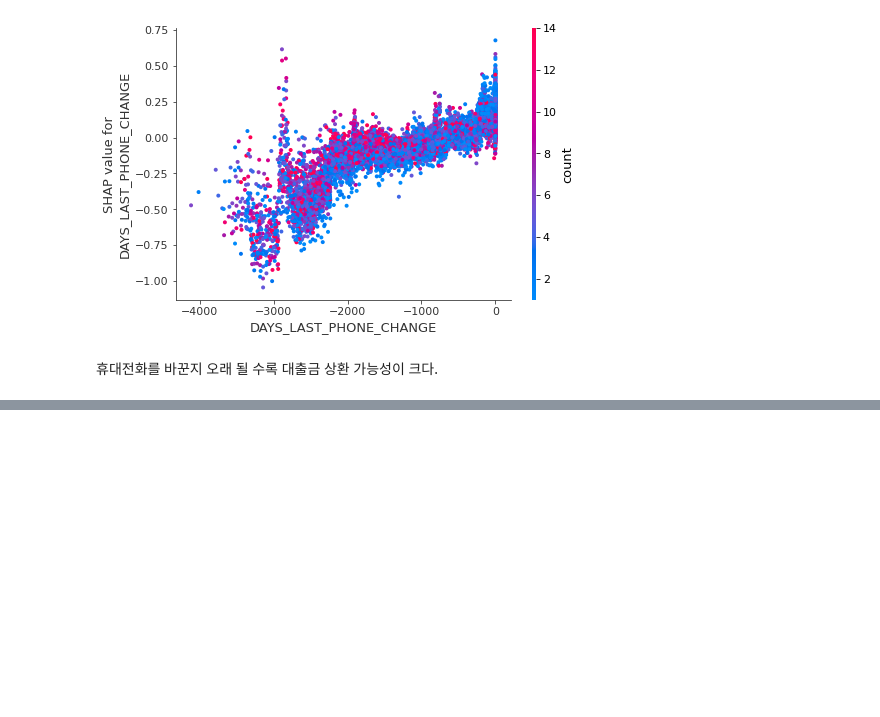
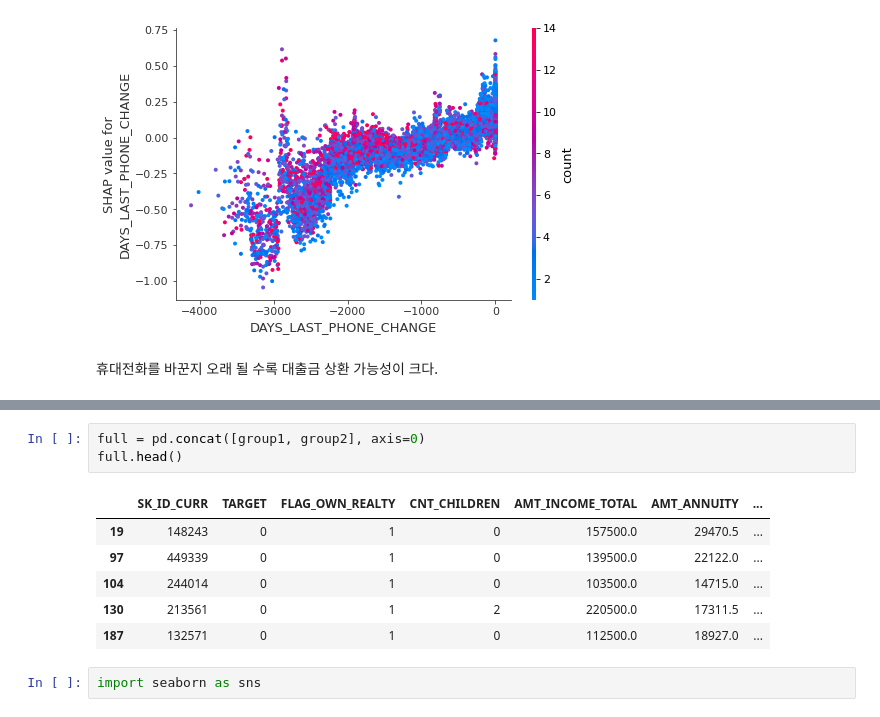
Before and after one commit to Jeong-Bin/DA-PROJECT, a Jupyter notebook: PROJECT_3 xAI를 활용한 대출금 상환 여부 예측.ipynb, the cells around one changed output, grey strips where cells are left out. Saved outputs shown, nothing was run; the diff lists cells and outputs as text; blank space fills up the shorter version.

```diff
--- a/PROJECT_3 xAI를 활용한 대출금 상환 여부 예측.ipynb
+++ b/PROJECT_3 xAI를 활용한 대출금 상환 여부 예측.ipynb
@@ -388,0 +434,12 @@ shap.dependence_plot('DAYS_LAST_PHONE_CHANGE', shap_values, train[input_var])
+# %%
+full = pd.concat([group1, group2], axis=0)
+full.head()
+# %% [output]
+|  | SK_ID_CURR | TARGET | FLAG_OWN_REALTY | CNT_CHILDREN | AMT_INCOME_TOTAL | AMT_ANNUITY | ... |
+| 19 | 148243 | 0 | 1 | 0 | 157500.0 | 29470.5 | ... |
+| 97 | 449339 | 0 | 1 | 0 | 139500.0 | 22122.0 | ... |
+| 104 | 244014 | 0 | 1 | 0 | 103500.0 | 14715.0 | ... |
+| 130 | 213561 | 0 | 1 | 2 | 220500.0 | 17311.5 | ... |
+| 187 | 132571 | 0 | 1 | 0 | 112500.0 | 18927.0 | ... |
+# %%
+import seaborn as sns
```
Also changed, not shown: parts of 8 cells of this notebook.
